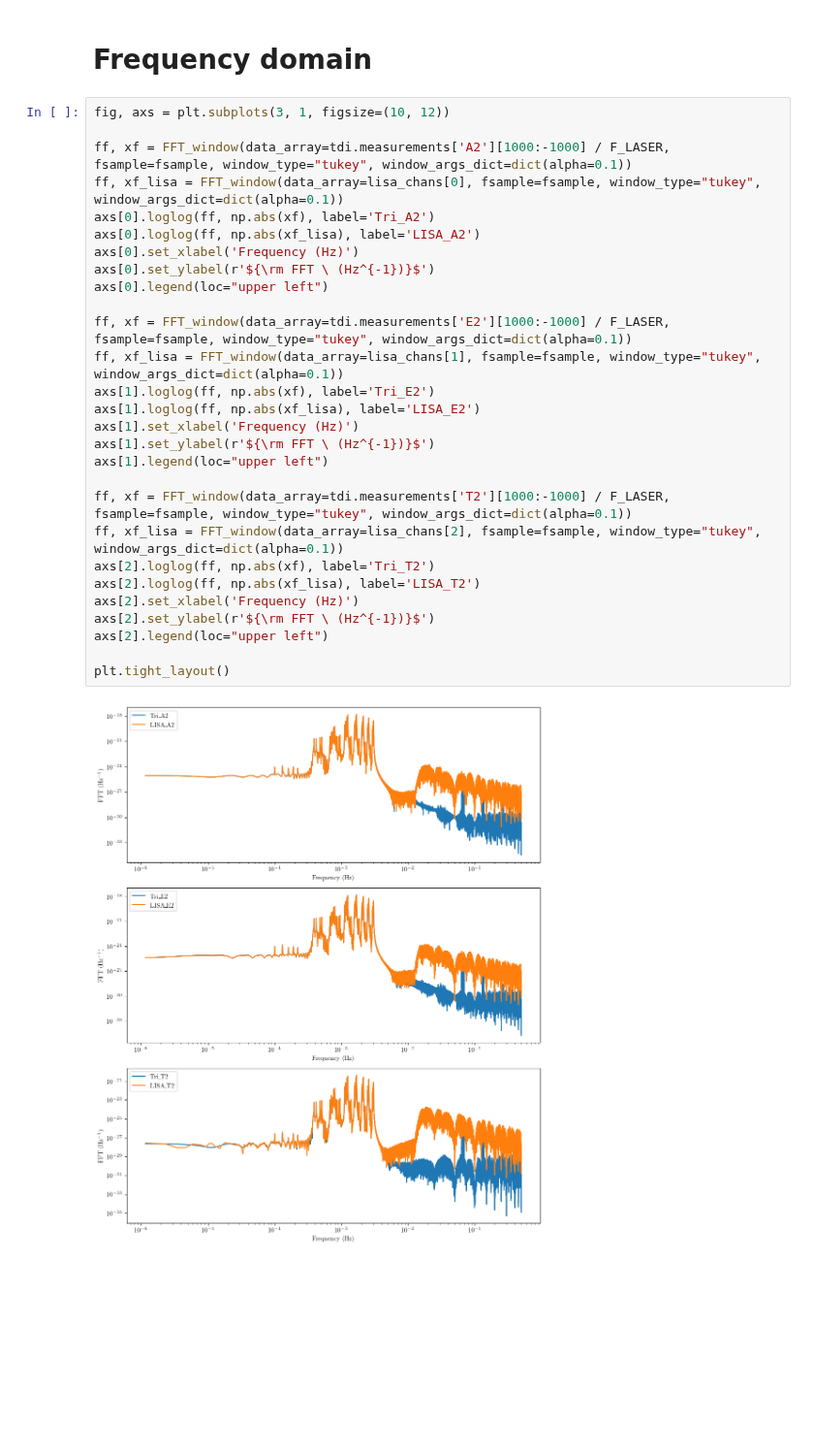
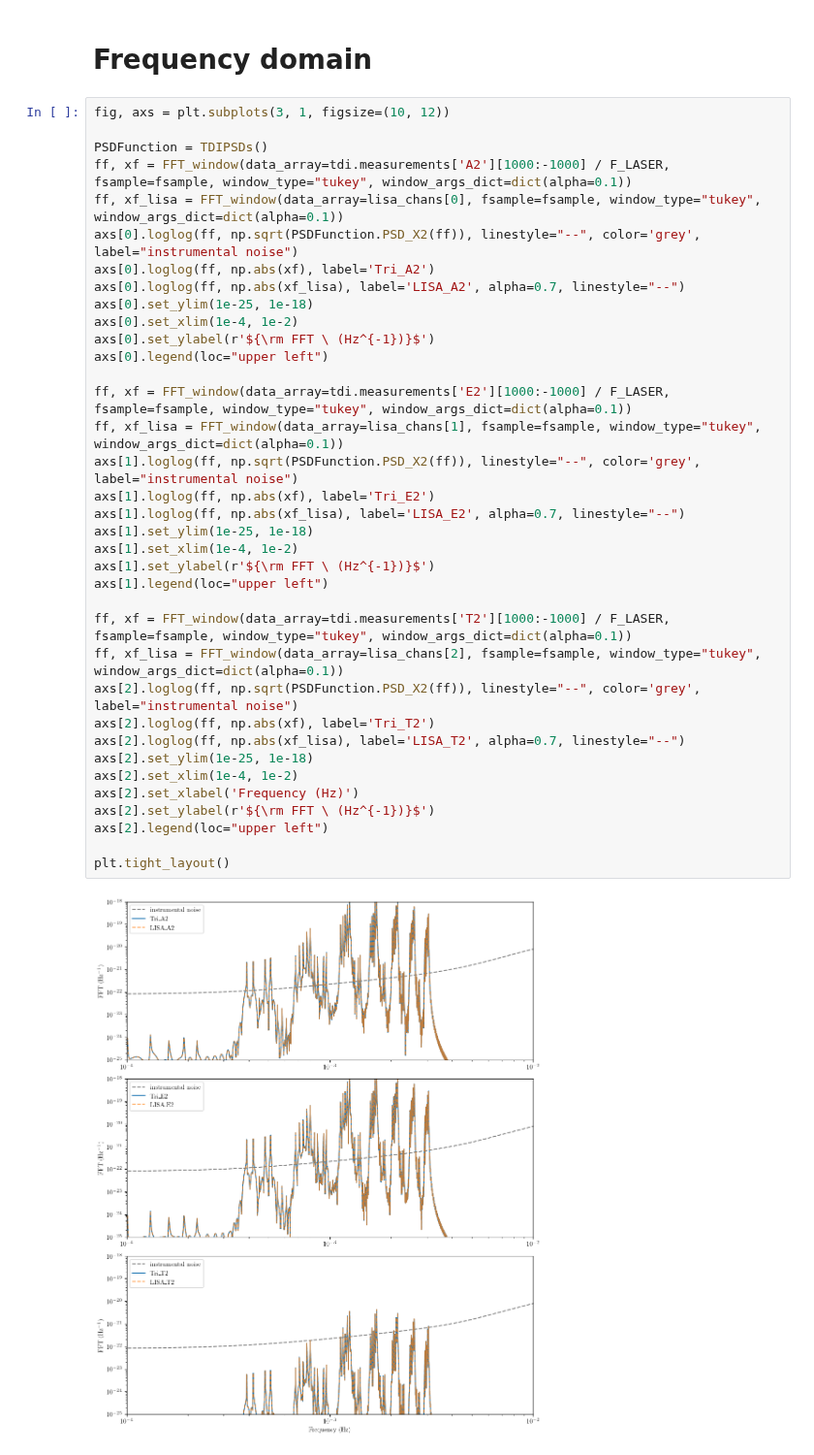
Before and after one commit to TriangleDataCenter/Triangle-Simulator, a Jupyter notebook: Tutorials/4_Demo_EMRI_response.ipynb, the cells around one changed output. Shown at 97% size. Drawn from its saved outputs; the diff is of its cells as text; blank space fills up the shorter version.

```diff
--- a/Tutorials/4_Demo_EMRI_response.ipynb
+++ b/Tutorials/4_Demo_EMRI_response.ipynb
@@ -219,30 +219,38 @@ Text(0, 0.5, 'TDI')
 # %%
 fig, axs = plt.subplots(3, 1, figsize=(10, 12))
 
+PSDFunction = TDIPSDs()
 ff, xf = FFT_window(data_array=tdi.measurements['A2'][1000:-1000] / F_LASER, fsample=fsample, window_type="tukey", window_args_dict=dict(alpha=0.1))
 ff, xf_lisa = FFT_window(data_array=lisa_chans[0], fsample=fsample, window_type="tukey", window_args_dict=dict(alpha=0.1))
+axs[0].loglog(ff, np.sqrt(PSDFunction.PSD_X2(ff)), linestyle="--", color='grey', label="instrumental noise")
 axs[0].loglog(ff, np.abs(xf), label='Tri_A2')
-axs[0].loglog(ff, np.abs(xf_lisa), label='LISA_A2')
-axs[0].set_xlabel('Frequency (Hz)')
+axs[0].loglog(ff, np.abs(xf_lisa), label='LISA_A2', alpha=0.7, linestyle="--")
+axs[0].set_ylim(1e-25, 1e-18)
+axs[0].set_xlim(1e-4, 1e-2)
 axs[0].set_ylabel(r'${\rm FFT \ (Hz^{-1})}$')
 axs[0].legend(loc="upper left")
 
 ff, xf = FFT_window(data_array=tdi.measurements['E2'][1000:-1000] / F_LASER, fsample=fsample, window_type="tukey", window_args_dict=dict(alpha=0.1))
 ff, xf_lisa = FFT_window(data_array=lisa_chans[1], fsample=fsample, window_type="tukey", window_args_dict=dict(alpha=0.1))
+axs[1].loglog(ff, np.sqrt(PSDFunction.PSD_X2(ff)), linestyle="--", color='grey', label="instrumental noise")
 axs[1].loglog(ff, np.abs(xf), label='Tri_E2')
-axs[1].loglog(ff, np.abs(xf_lisa), label='LISA_E2')
-axs[1].set_xlabel('Frequency (Hz)')
+axs[1].loglog(ff, np.abs(xf_lisa), label='LISA_E2', alpha=0.7, linestyle="--")
+axs[1].set_ylim(1e-25, 1e-18)
+axs[1].set_xlim(1e-4, 1e-2)
 axs[1].set_ylabel(r'${\rm FFT \ (Hz^{-1})}$')
 axs[1].legend(loc="upper left")
 
 ff, xf = FFT_window(data_array=tdi.measurements['T2'][1000:-1000] / F_LASER, fsample=fsample, window_type="tukey", window_args_dict=dict(alpha=0.1))
 ff, xf_lisa = FFT_window(data_array=lisa_chans[2], fsample=fsample, window_type="tukey", window_args_dict=dict(alpha=0.1))
+axs[2].loglog(ff, np.sqrt(PSDFunction.PSD_X2(ff)), linestyle="--", color='grey', label="instrumental noise")
 axs[2].loglog(ff, np.abs(xf), label='Tri_T2')
-axs[2].loglog(ff, np.abs(xf_lisa), label='LISA_T2')
+axs[2].loglog(ff, np.abs(xf_lisa), label='LISA_T2', alpha=0.7, linestyle="--")
+axs[2].set_ylim(1e-25, 1e-18)
+axs[2].set_xlim(1e-4, 1e-2)
 axs[2].set_xlabel('Frequency (Hz)')
 axs[2].set_ylabel(r'${\rm FFT \ (Hz^{-1})}$')
 axs[2].legend(loc="upper left")
 
 plt.tight_layout()
 # %% [output]
-[figure, old version]
+[figure, new version]
```
